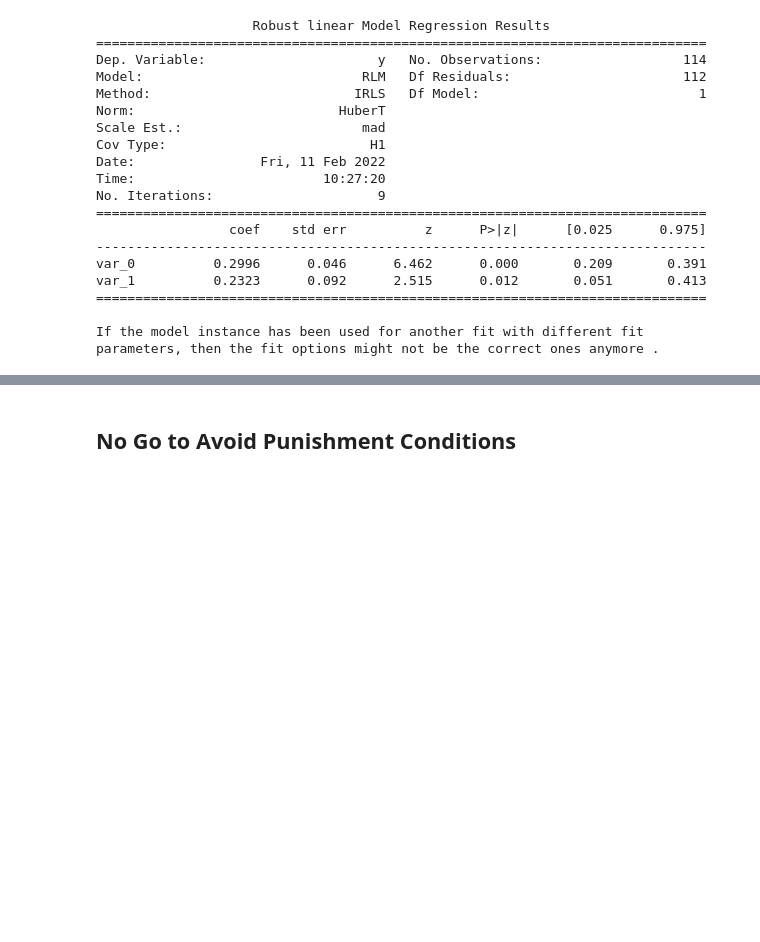
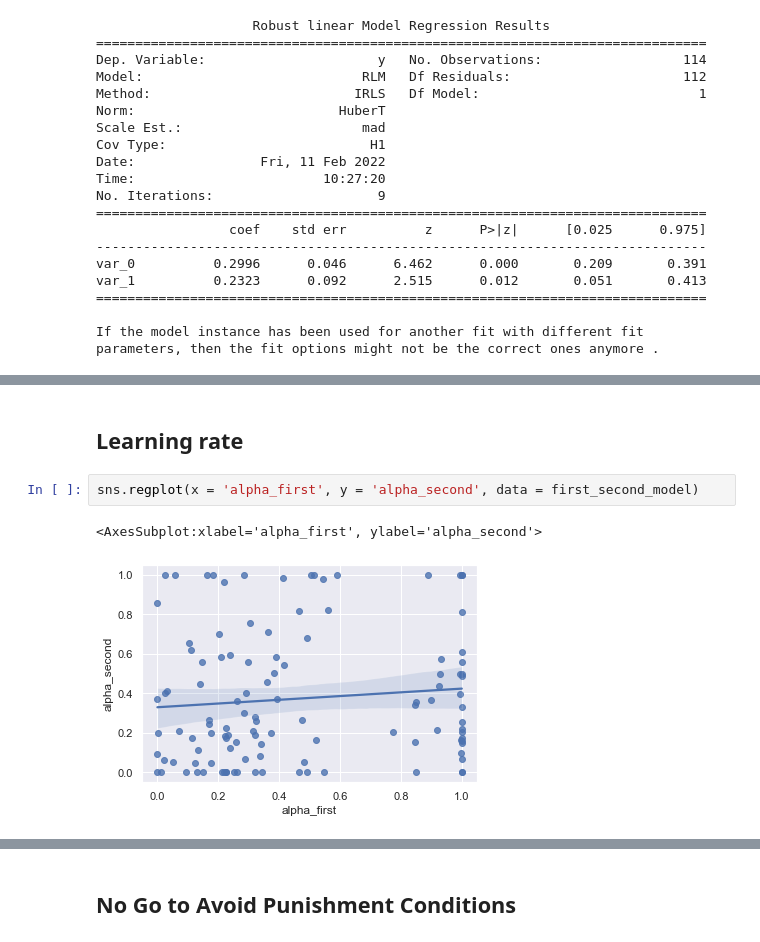
Before and after one commit to Sepsad/Interindividual-differences-in-Learning-to-Act-or-Avoid, a Jupyter notebook: hypothesis_testing.ipynb, the cells around one changed output, grey strips where cells are left out. Saved outputs shown, nothing was run; the diff lists cells and outputs as text; blank space fills up the shorter version.

```diff
--- a/hypothesis_testing.ipynb
+++ b/hypothesis_testing.ipynb
@@ -237,0 +274,7 @@ parameters, then the fit options might not be the correct ones anymore .
+# %% [markdown]
+## Learning rate
+# %%
+sns.regplot(x = 'alpha_first', y = 'alpha_second', data = first_second_model)
+# %% [output]
+<AxesSubplot:xlabel='alpha_first', ylabel='alpha_second'>
+[figure, added]
```
Also changed, not shown: parts of 13 cells of this notebook, 2 other files.
